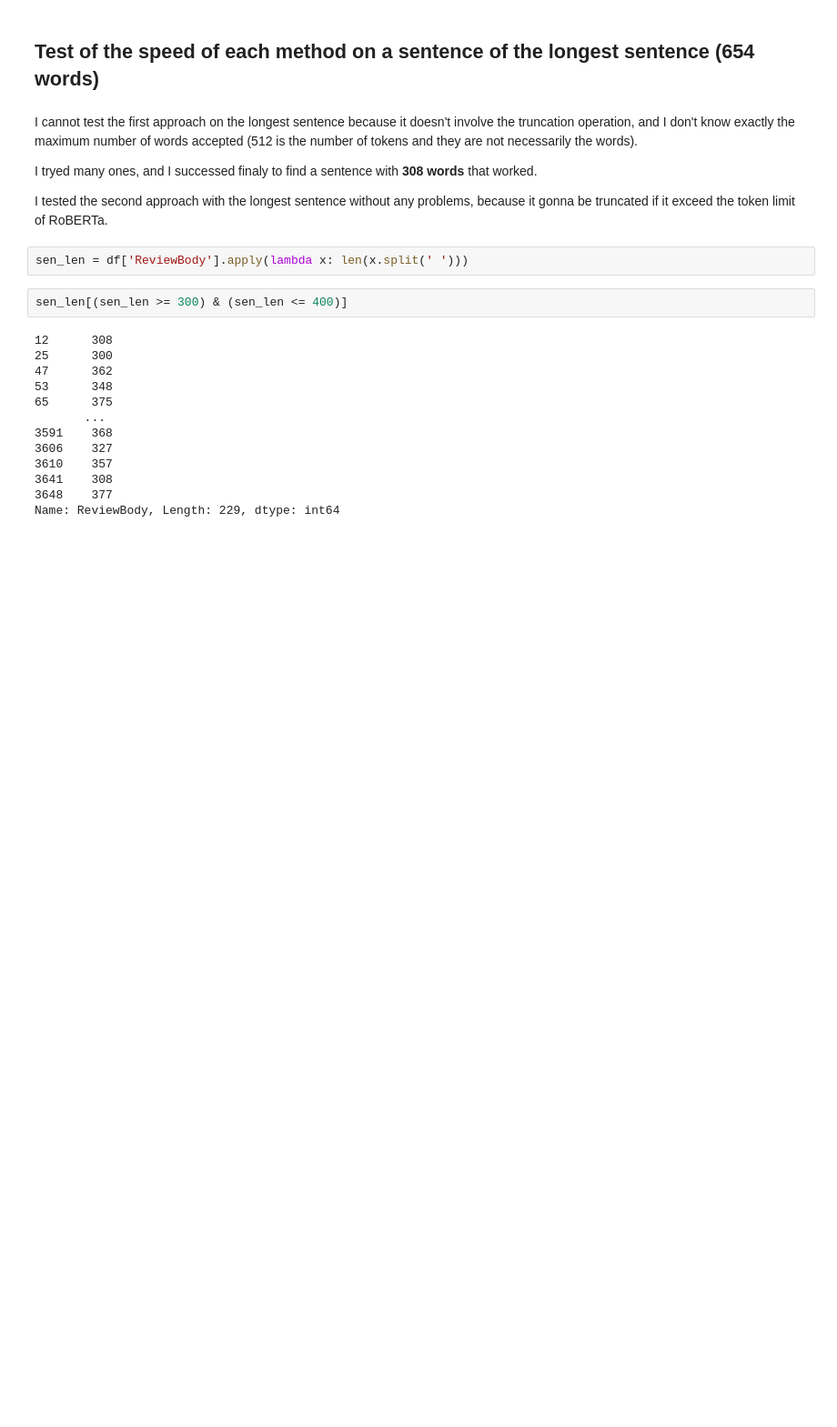
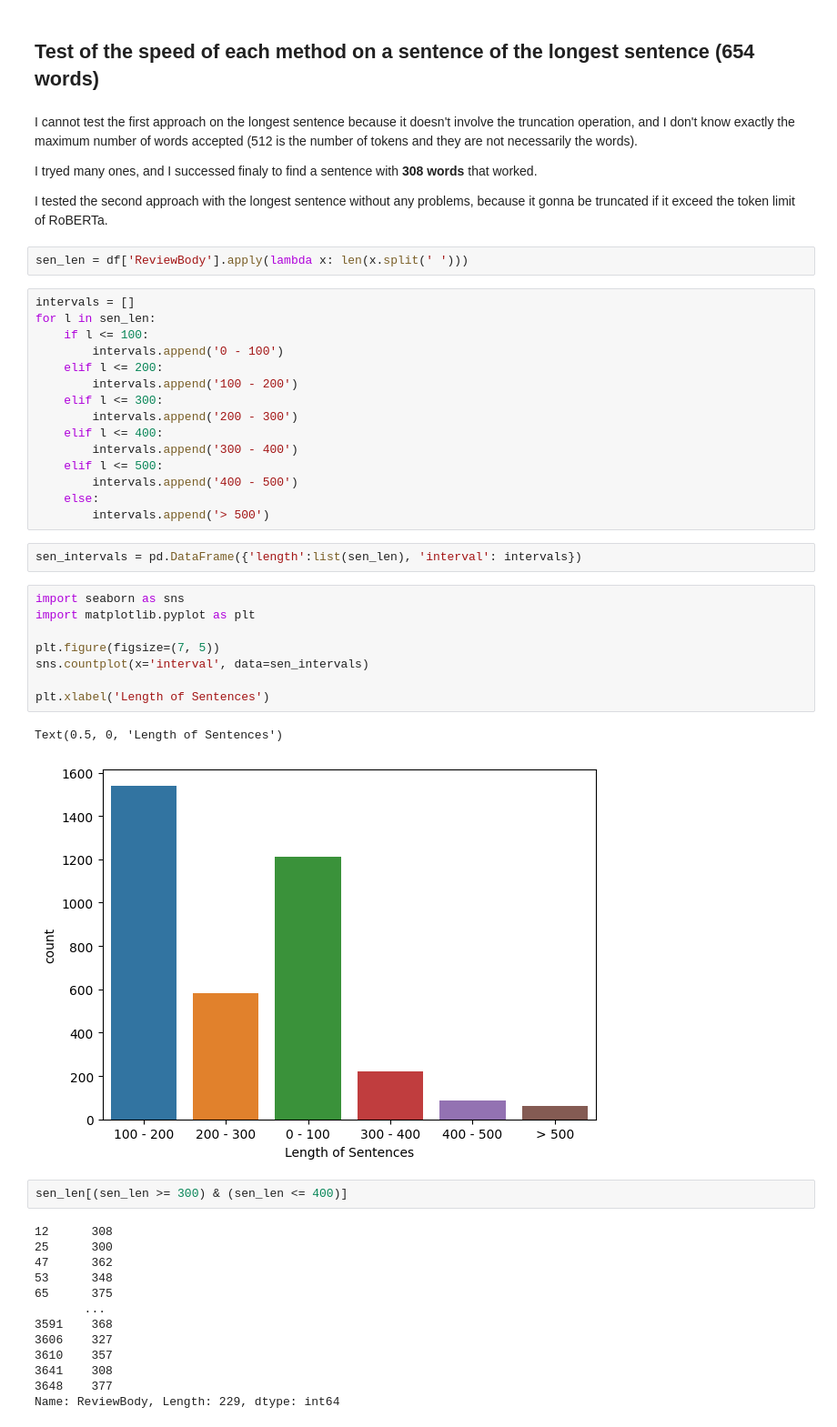
Before and after one commit to LearnToCode180/Classification-Airline-Reviews, a Jupyter notebook: AirlinesReviews_Classification.ipynb, the cells around one changed output. Shown: that part at 91% size. Saved outputs shown, nothing was run; the diff lists cells and outputs as text; blank space fills up the shorter version.

```diff
--- a/AirlinesReviews_Classification_colab.ipynb
+++ b/AirlinesReviews_Classification.ipynb
@@ -368,6 +371,34 @@ I tryed many ones, and I successed finaly to find a sentence with **308 words**
 I tested the second approach with the longest sentence without any problems, because it gonna be truncated if it exceed the token limit of RoBERTa.
 # %%
 sen_len = df['ReviewBody'].apply(lambda x: len(x.split(' ')))
+# %%
+intervals = []
+for l in sen_len:
+    if l <= 100:
+        intervals.append('0 - 100')
+    elif l <= 200:
+        intervals.append('100 - 200')
+    elif l <= 300:
+        intervals.append('200 - 300')
+    elif l <= 400:
+        intervals.append('300 - 400')
+    elif l <= 500:
+        intervals.append('400 - 500')
+    else:
+        intervals.append('> 500')
+# %%
+sen_intervals = pd.DataFrame({'length':list(sen_len), 'interval': intervals})
+# %%
+import seaborn as sns
+import matplotlib.pyplot as plt
+
+plt.figure(figsize=(7, 5))
+sns.countplot(x='interval', data=sen_intervals)
+
+plt.xlabel('Length of Sentences')
+# %% [output]
+Text(0.5, 0, 'Length of Sentences')
+[figure, added]
 # %%
 sen_len[(sen_len >= 300) & (sen_len <= 400)]
 # %% [output]
```
Also changed, not shown: parts of 27 cells of this notebook, 1 other file.
